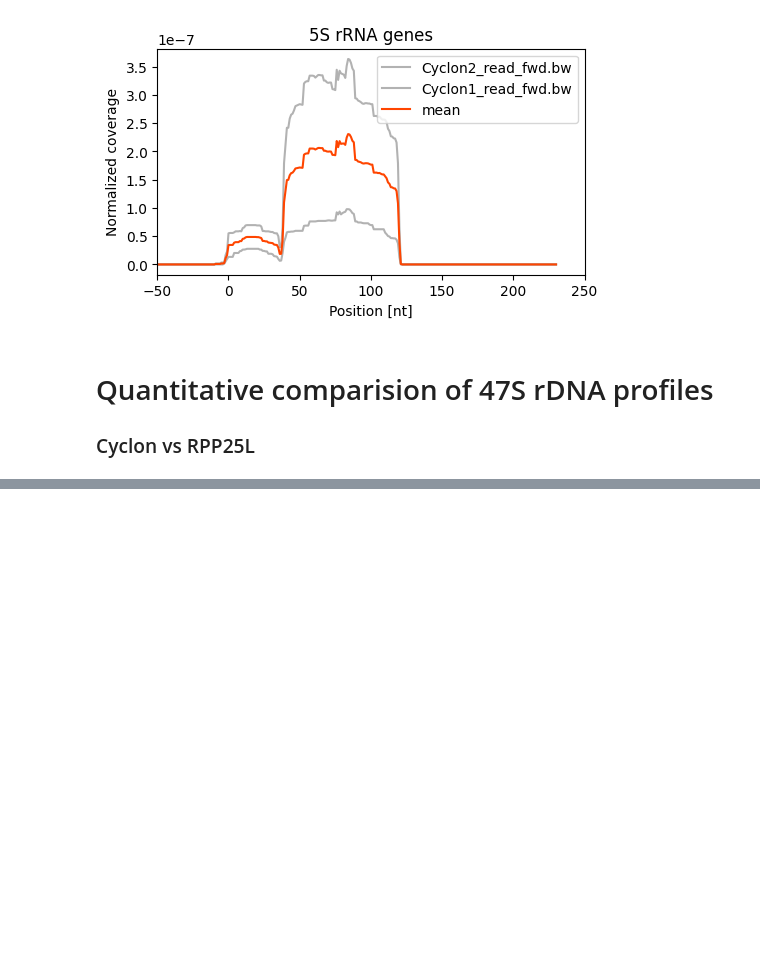
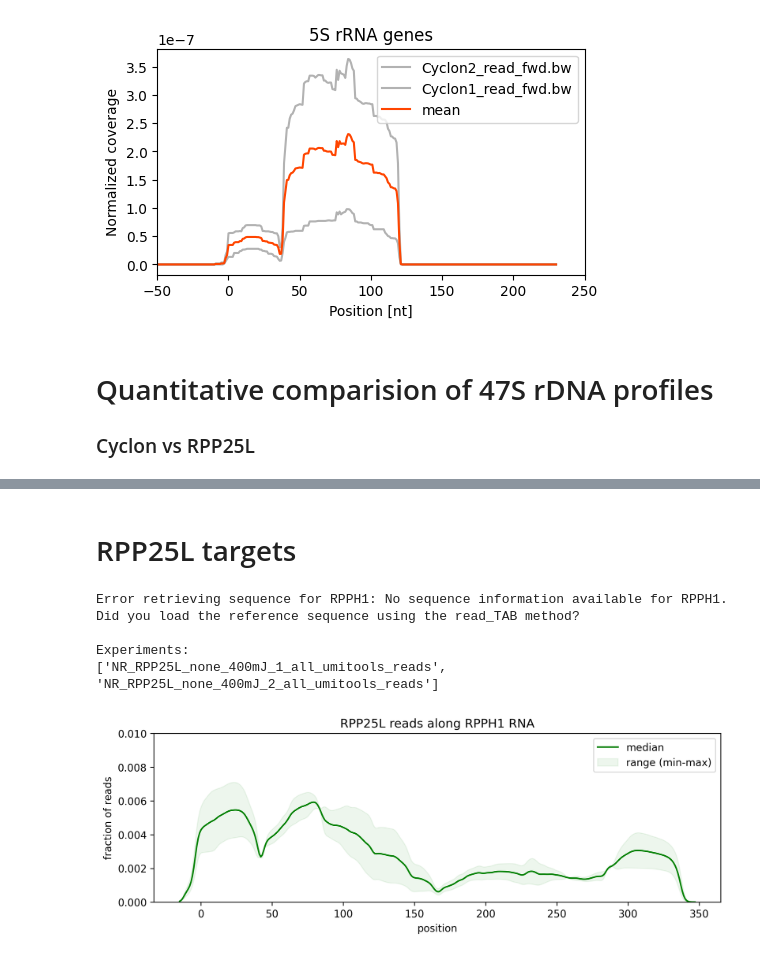
Before and after one commit to TurowskiLab/example-trxtools-Cyclon, a Jupyter notebook: analysis/02_human_rDNA.ipynb, the cells around one changed output, grey strips where cells are left out. Cells and saved outputs as stored; diff of their text form; code cells hidden in the pictures; blank space fills up the shorter version.

Commit message:
RPP25L targets

```diff
--- a/analysis/02_human_rDNA.ipynb
+++ b/analysis/02_human_rDNA.ipynb
@@ -434 +434,36 @@ Experiments:
 [figure]
+# %% [markdown]
+# RPP25L targets
+# %%
+pathGTF = "../references/RPP25L_targets.gtf"
+gtf = GTF2.Parse_GTF()
+gtf.read_GTF(pathGTF)
+
+bed = files.gtf2bed(pathGTF)
+
+bwDir_04a = "../04a_BigWig_umitools/"
+
+#listing datasets
+data_files_read_04a = [f for f in os.listdir(bwDir_04a) if 'read' in f and "bw" in f]
+
+# print(len(os.listdir(bwDir_04a)))
+# print(len(data_files_read_04a))
+
+flank = 20
+
+df41_RPPH1_read_04 = geneFromBigWig(gene_name="RPPH1", data_path=bwDir_04a,
+                                     data_files=data_files_read_04a, gtf=gtf,ranges=flank)
+
+df42_RPPH1 = tt.profiles.profileTools.preprocess(df41_RPPH1_read_04,
+                                     let_in=['RPP25L'],
+                                     let_out=["CPM", "Cyclon-",'del0'],stats=True)
+
+tt.plotting.plot_as_box_plot(df42_RPPH1, figsize=(10,3), title="RPP25L reads along RPPH1 RNA",
+                            #  start=12000,stop=13000,
+                             dpi=300,ylim=(None,0.01),offset=20,fname='Fig_04_RPPH1_reads.png')
+# %% [output]
+Error retrieving sequence for RPPH1: No sequence information available for RPPH1. Did you load the reference sequence using the read_TAB method?
+
+Experiments:
+['NR_RPP25L_none_400mJ_1_all_umitools_reads', 'NR_RPP25L_none_400mJ_2_all_umitools_reads']
+[figure, added]
```
Also changed, not shown: parts of 6 cells of this notebook, 6 other files.
